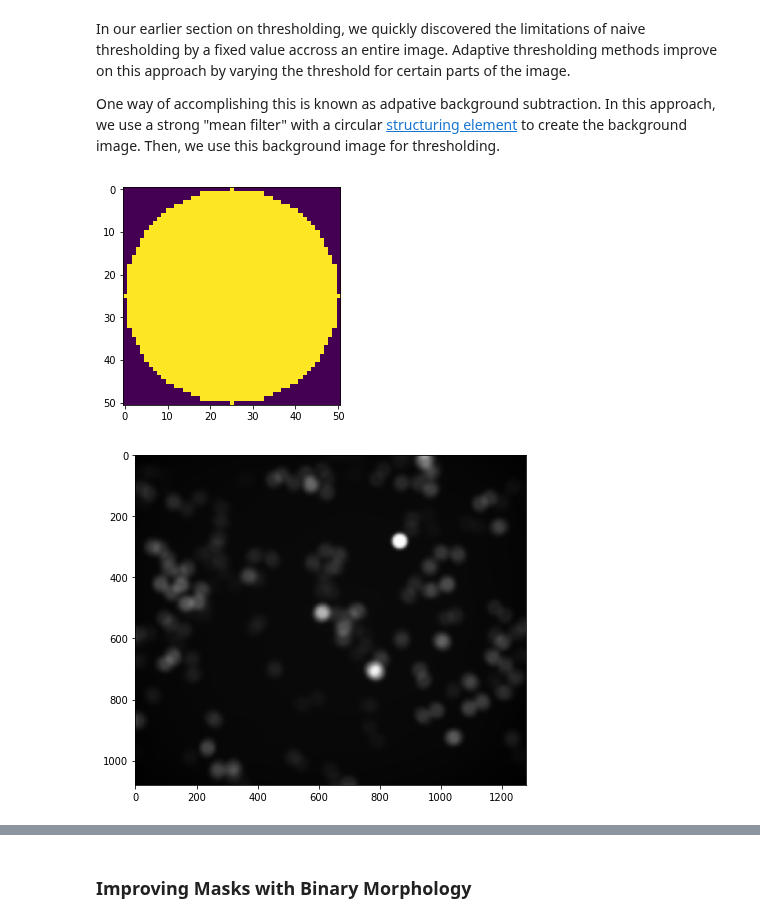
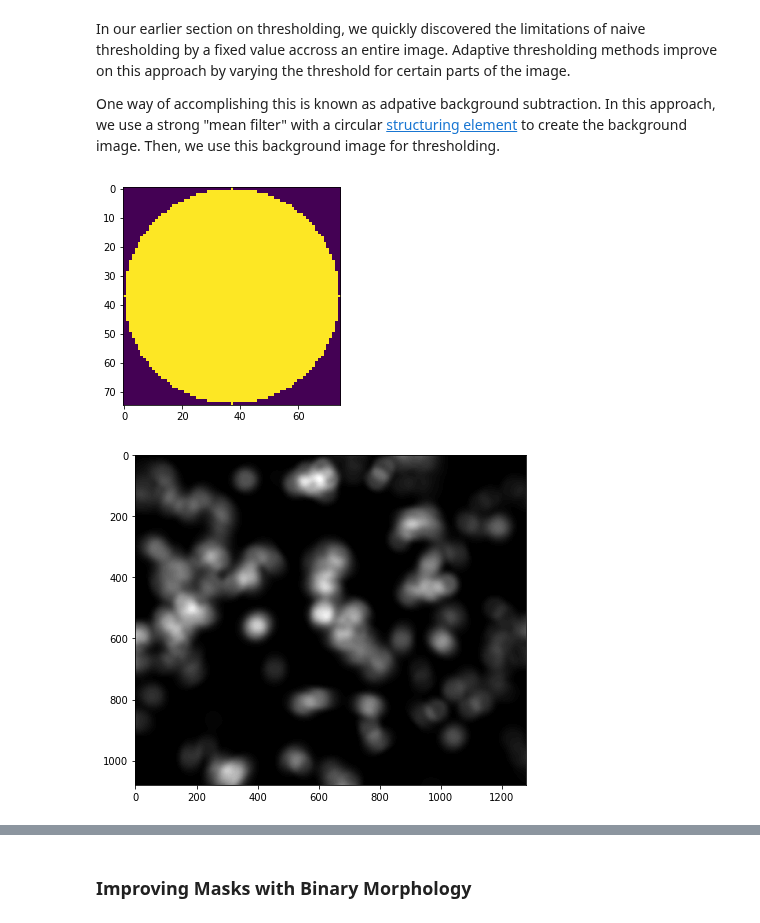
Before and after one commit to vanvalenlab/intro-to-deepcell, a Jupyter notebook: Day2_ImageProcessing.ipynb, the cells around one changed output, grey strips where cells are left out. Saved outputs shown, nothing was run; the diff lists cells and outputs as text; code cells hidden in the pictures.

```diff
--- a/Day2_ImageProcessing.ipynb
+++ b/Day2_ImageProcessing.ipynb
@@ -259,14 +259,14 @@ In our earlier section on thresholding, we quickly discovered the limitations of
 One way of accomplishing this is known as adpative background subtraction. In this approach, we use a strong "mean filter" with a circular [structuring element](https://en.wikipedia.org/wiki/Structuring_element) to create the background image. Then, we use this background image for thresholding.
 # %%
 # Create a circular structuring element (SE) whose size depends on i
-i = 51
+i = 75
 SE = (np.mgrid[:i,:i][0] - np.floor(i/2))**2 + (np.mgrid[:i,:i][1] - np.floor(i/2))**2 <= np.floor(i/2)**2
 
 # Visualize the result
 plt.imshow(SE, interpolation='none')
 plt.show()
 # %% [output]
-[figure, old version]
+[figure, new version]
 # %%
 # Create the background by running a mean filter over the image using the disc SE and assign the output to a new variable
 # Use the function 'skimage.filters.rank.mean'
@@ -276,9 +283,10 @@ bg = rank.mean(img_smooth, selem=SE)
 # %%
 # Visualize the resulting background image.
 plt.figure(figsize=(7,7))
-plt.imshow(bg, interpolation='none', cmap='gray')
+#plt.imshow(bg, interpolation='none', cmap='gray')
+plt.imshow(bg8, interpolation='none', cmap='gray')
 plt.show()
 # %% [output]
-[figure, old version]
+[figure, new version]
 # %%
 # Threshold the Gaussian-smoothed original image against the background image using a relational expression
```
Also changed, not shown: parts of 34 cells of this notebook.
